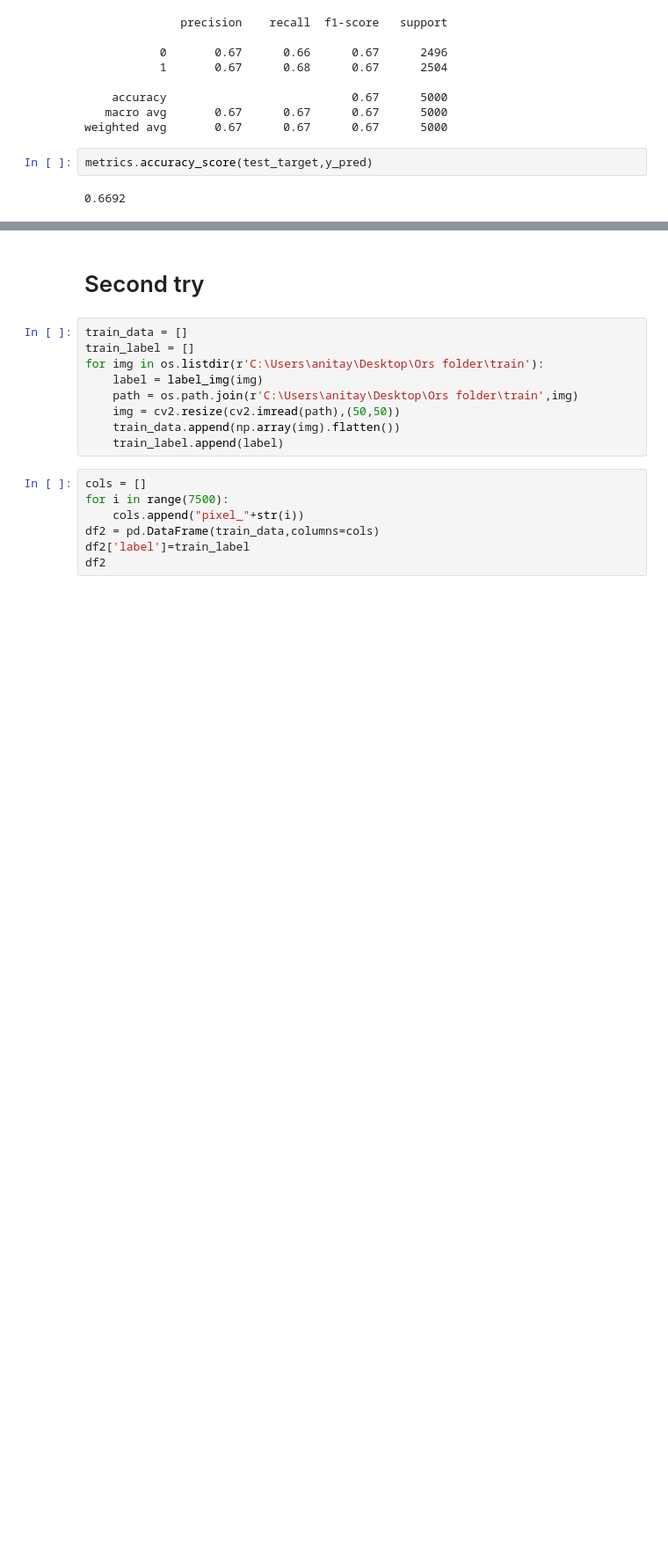
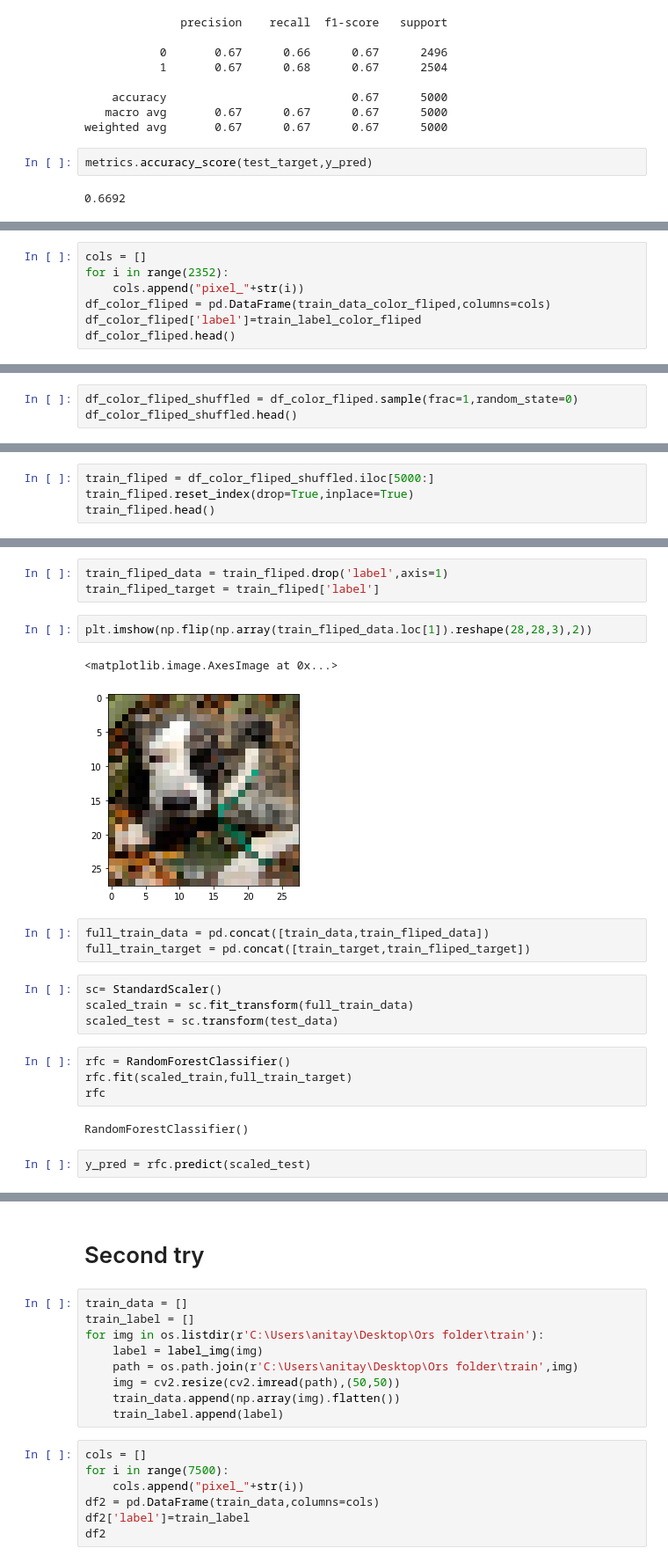
Before and after one commit to or-yitshak/Final-Project-Semester-B, a Jupyter notebook: Cats & Dogs.ipynb, the cells around one changed output, grey strips where cells are left out. Shown at 88% size. Cells and saved outputs as stored; diff of their text form; blank space fills up the shorter version.

```diff
--- a/Cats & Dogs.ipynb
+++ b/Cats & Dogs.ipynb
@@ -830,0 +919,7 @@ metrics.accuracy_score(test_target,y_pred)
+# %%
+cols = []
+for i in range(2352):
+    cols.append("pixel_"+str(i))
+df_color_fliped = pd.DataFrame(train_data_color_fliped,columns=cols)
+df_color_fliped['label']=train_label_color_fliped
+df_color_fliped.head()
@@ -830,0 +934,3 @@ metrics.accuracy_score(test_target,y_pred)
+# %%
+df_color_fliped_shuffled = df_color_fliped.sample(frac=1,random_state=0)
+df_color_fliped_shuffled.head()
@@ -830,0 +945,4 @@ metrics.accuracy_score(test_target,y_pred)
+# %%
+train_fliped = df_color_fliped_shuffled.iloc[5000:]
+train_fliped.reset_index(drop=True,inplace=True)
+train_fliped.head()
@@ -830,0 +957,23 @@ metrics.accuracy_score(test_target,y_pred)
+# %%
+train_fliped_data = train_fliped.drop('label',axis=1)
+train_fliped_target = train_fliped['label']
+# %%
+plt.imshow(np.flip(np.array(train_fliped_data.loc[1]).reshape(28,28,3),2))
+# %% [output]
+<matplotlib.image.AxesImage at 0x...>
+[figure, added]
+# %%
+full_train_data = pd.concat([train_data,train_fliped_data])
+full_train_target = pd.concat([train_target,train_fliped_target])
+# %%
+sc= StandardScaler()
+scaled_train = sc.fit_transform(full_train_data)
+scaled_test = sc.transform(test_data)
+# %%
+rfc = RandomForestClassifier()
+rfc.fit(scaled_train,full_train_target)
+rfc
+# %% [output]
+RandomForestClassifier()
+# %%
+y_pred = rfc.predict(scaled_test)
```
Also changed, not shown: parts of 51 cells of this notebook.
